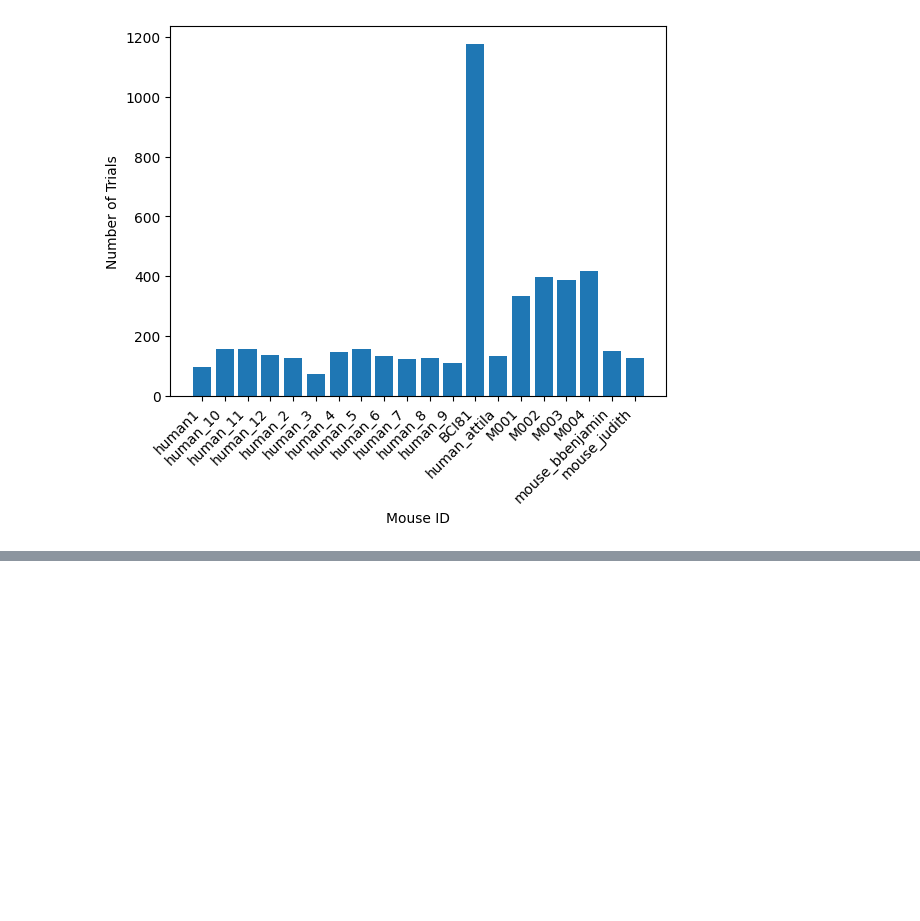
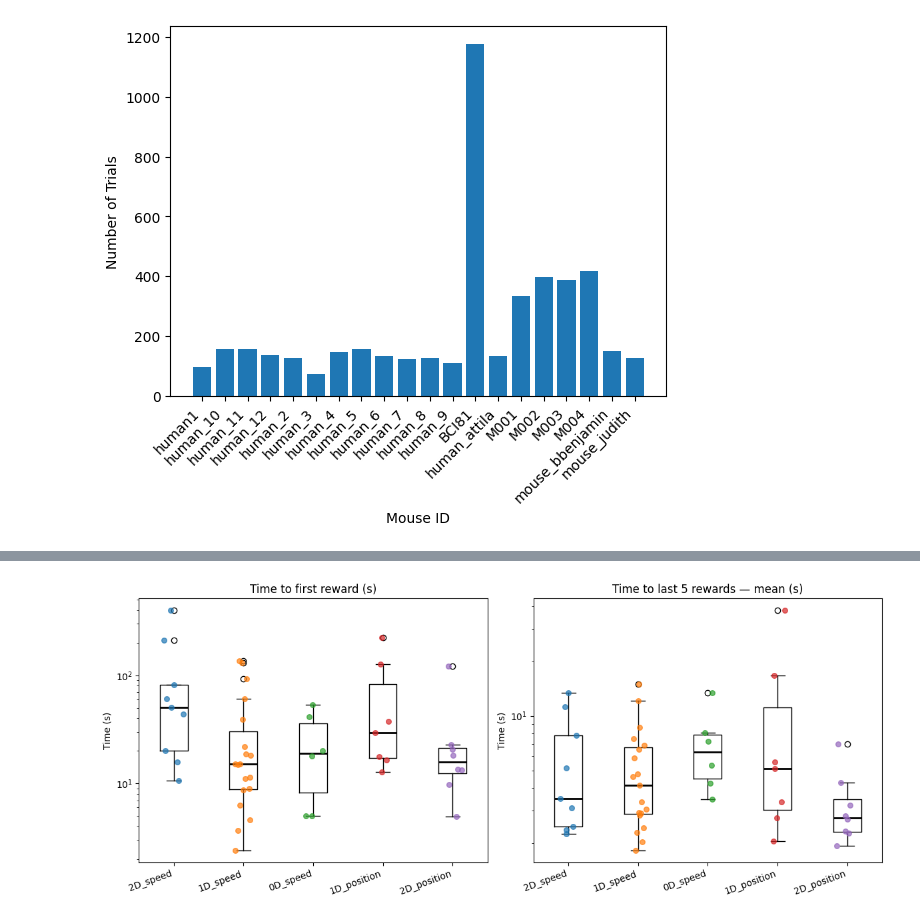
Before and after one commit to rozmar/NDNF-pipeline, a Jupyter notebook: Notebooks/behavior_analysis_feedback.ipynb, the cells around one changed output, grey strips where cells are left out. Cells and saved outputs as stored; diff of their text form; code cells hidden in the pictures; blank space fills up the shorter version.

```diff
--- a/Notebooks/behavior_analysis_feedback.ipynb
+++ b/Notebooks/behavior_analysis_feedback.ipynb
@@ -63,3 +132,78 @@ for block_dict in block_dict_list:
 # %%
-experiment.TrialEvent()*experiment.Block()*experiment.BehaviorTrial()&{'subject_id':subject_id,'block':1}
+from scipy import stats
+from itertools import combinations
+
+# --- collect data ---
+data_first, data_last = {}, {}
+#feedback_types = experiment.FeedbackType().fetch('feedback_type')
+feedback_types = ['2D_speed','1D_speed','0D_speed', '1D_position','2D_position' ]
+
+min_needed_trials = 10 # skip sessions with too few rewards for reliable stats
+minimum_block_num = 1 #skip first block because humans see the taks there first
+
+for feedback_type in feedback_types:
+    if feedback_type == 'unspecified':
+        continue
+    time_to_first_reward, time_to_last_rewards, block, subject_ids, n_rewarded_trials = (
+        behavior_analysis.BlockStatistics() * experiment.Block() * experiment.FeedbackType()
+        & {'feedback_type': feedback_type}
+    ).fetch('time_to_first_reward', 'time_to_last_rewards', 'block', 'subject_id', 'n_rewarded_trials')
+    if len(subject_ids)==0:
+        continue
+    needed_subject = []
+    for s in subject_ids:
+        if 'human' in s.lower() and 'attila' not in s.lower() and 'bbenjamin' not in s.lower():
+            needed_subject.append(True)
+        else:
+            needed_subject.append(False)
+    needed_subject = np.asarray(needed_subject)
+    needed = (block >= minimum_block_num) & (n_rewarded_trials > min_needed_trials)
+    needed = needed & needed_subject
+    print(subject_ids[needed])
+    first = time_to_first_reward[needed].astype(float)
+    last  = time_to_last_rewards[needed].astype(float)
+    if len(first) > 0:
+        data_first[feedback_type] = first
+        data_last[feedback_type]  = last
+
+labels = list(data_first.keys())
+x = np.arange(len(labels))
+
+# --- plot ---
+fig, axes = plt.subplots(1, 2, figsize=(12, 5), sharey=False)
+
+for ax, data, title in zip(axes,
+                            [data_first, data_last],
+                            ['Time to first reward (s)', 'Time to last 5 rewards — mean (s)']):
+    vals = [data[k] for k in labels]
+    bp = ax.boxplot(vals, positions=x, widths=0.4, patch_artist=False,
+                    medianprops=dict(color='black', linewidth=2))
+    for i, v in enumerate(vals):
+        ax.scatter(np.random.normal(i, 0.07, len(v)), v, s=30, alpha=0.7, zorder=3)
+    ax.set_xticks(x)
+    ax.set_xticklabels(labels, rotation=20, ha='right')
+    ax.set_title(title)
+    ax.set_ylabel('Time (s)')
+    ax.set_yscale('log')
+
+plt.tight_layout()
+
+# --- statistics ---
+for data, name in [(data_first, 'time_to_first_reward'), (data_last, 'time_to_last_rewards')]:
+    vals = [data[k] for k in labels]
+    print(f'\n=== {name} ===')
+    if len(vals) > 1:
+        h, p_kw = stats.kruskal(*vals)
+        print(f'Kruskal-Wallis: H={h:.3f}, p={p_kw:.4f}')
+        pairs = list(combinations(labels, 2))
+        n_pairs = len(pairs)
+        print('Pairwise Mann-Whitney U (Bonferroni corrected):')
+        for a, b in pairs:
+            u, p = stats.mannwhitneyu(data[a], data[b], alternative='two-sided')
+            p_corr = min(p * n_pairs, 1.0)
+            print(f'  {a} vs {b}: U={u:.1f}, p={p:.4f}, p_corr={p_corr:.4f}  {"*" if p_corr < 0.05 else "ns"}')
+    else:
+        print('Only one group — no test performed')
+
+plt.show()
 # %% [output]
@@ -75,0 +227 @@ Total: 50
+[figure, added]
```
Also changed, not shown: parts of 12 cells of this notebook.
